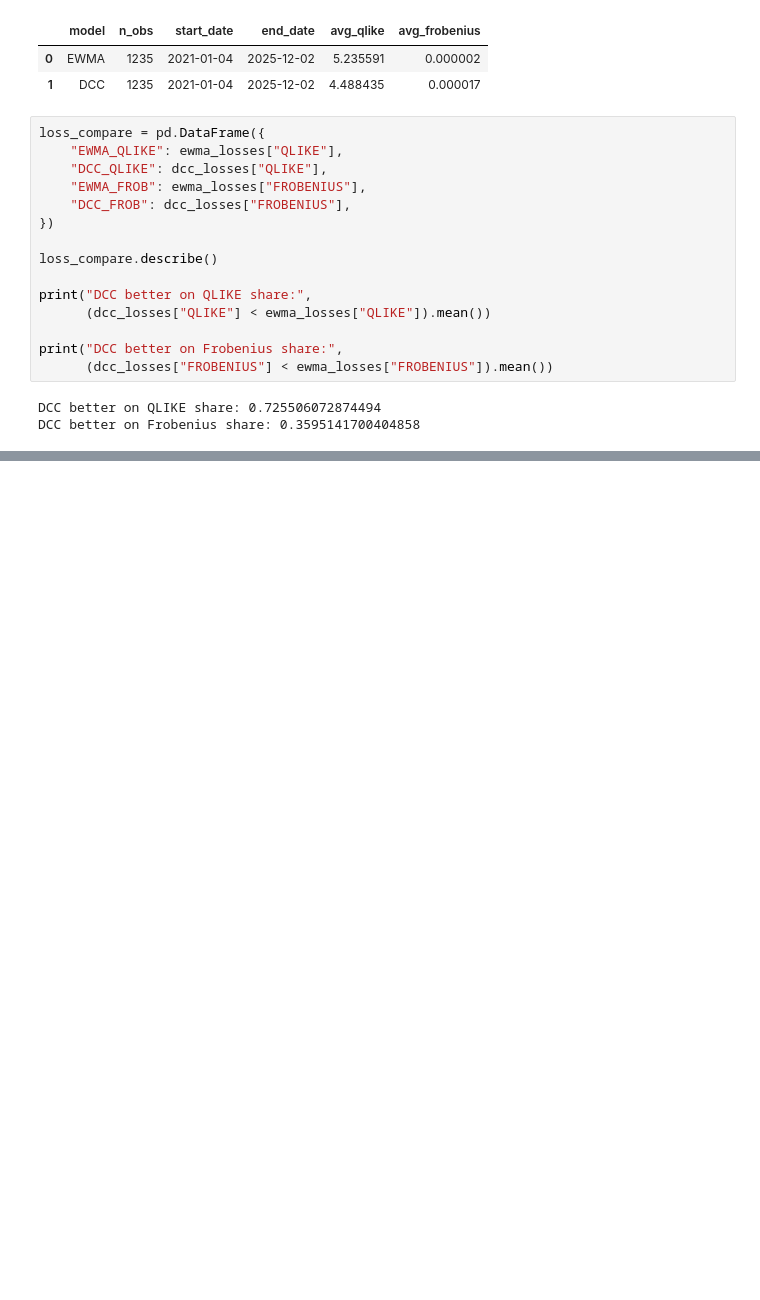
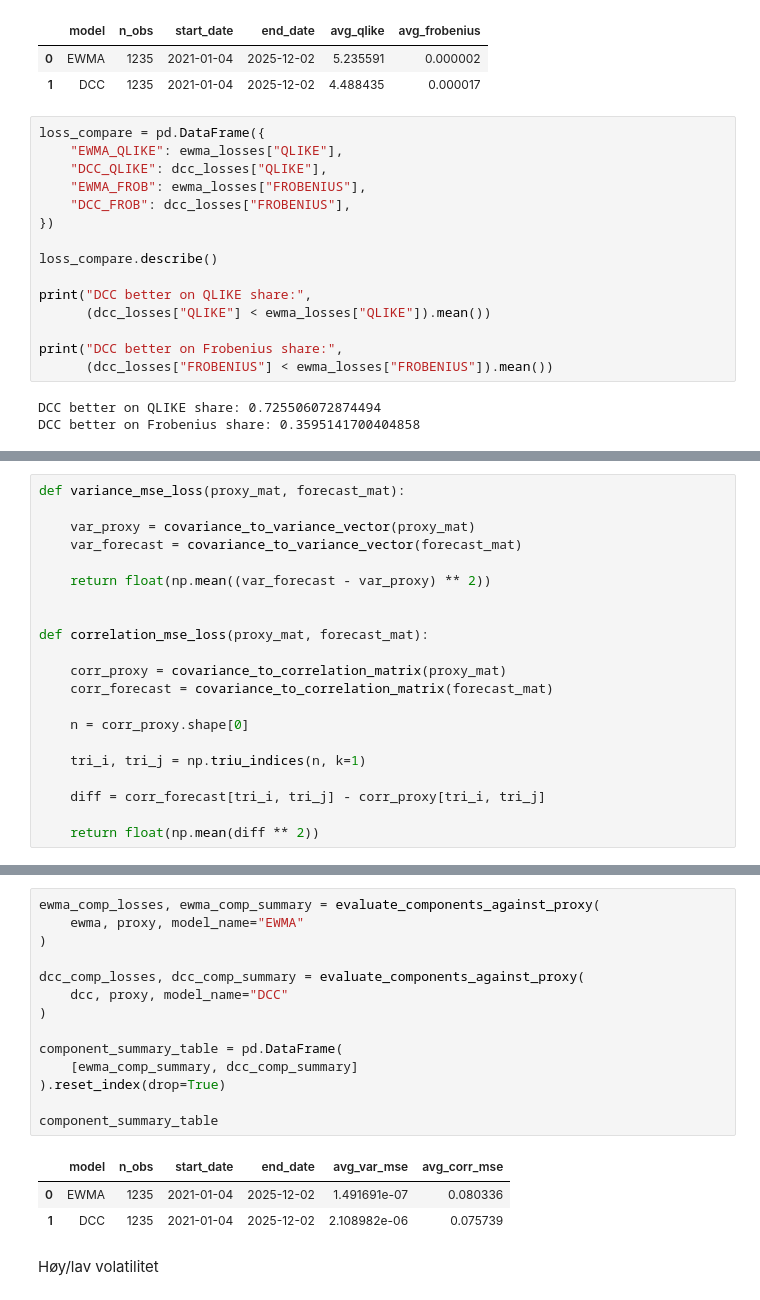
Before and after one commit to bjornhaalandoma/Master_thesis, a Jupyter notebook: evaluation/evaluation.ipynb, the cells around one changed output, grey strips where cells are left out. Drawn from its saved outputs; the diff is of its cells as text; blank space fills up the shorter version.

```diff
--- a/evaluation/evaluation.ipynb
+++ b/evaluation/evaluation.ipynb
@@ -121,0 +141,21 @@ DCC better on Frobenius share: 0.3595141700404858
+# %%
+def variance_mse_loss(proxy_mat, forecast_mat):
+
+    var_proxy = covariance_to_variance_vector(proxy_mat)
+    var_forecast = covariance_to_variance_vector(forecast_mat)
+
+    return float(np.mean((var_forecast - var_proxy) ** 2))
+
+
+def correlation_mse_loss(proxy_mat, forecast_mat):
+
+    corr_proxy = covariance_to_correlation_matrix(proxy_mat)
+    corr_forecast = covariance_to_correlation_matrix(forecast_mat)
+
+    n = corr_proxy.shape[0]
+
+    tri_i, tri_j = np.triu_indices(n, k=1)
+
+    diff = corr_forecast[tri_i, tri_j] - corr_proxy[tri_i, tri_j]
+
+    return float(np.mean(diff ** 2))
@@ -121,0 +198,20 @@ DCC better on Frobenius share: 0.3595141700404858
+# %%
+ewma_comp_losses, ewma_comp_summary = evaluate_components_against_proxy(
+    ewma, proxy, model_name="EWMA"
+)
+
+dcc_comp_losses, dcc_comp_summary = evaluate_components_against_proxy(
+    dcc, proxy, model_name="DCC"
+)
+
+component_summary_table = pd.DataFrame(
+    [ewma_comp_summary, dcc_comp_summary]
+).reset_index(drop=True)
+
+component_summary_table
+# %% [output]
+|  | model | n_obs | start_date | end_date | avg_var_mse | avg_corr_mse |
+| 0 | EWMA | 1235 | 2021-01-04 | 2025-12-02 | 1.491691e-07 | 0.080336 |
+| 1 | DCC | 1235 | 2021-01-04 | 2025-12-02 | 2.108982e-06 | 0.075739 |
+# %% [markdown]
+Høy/lav volatilitet
```
Also changed, not shown: parts of 8 cells of this notebook, 1 other file.
